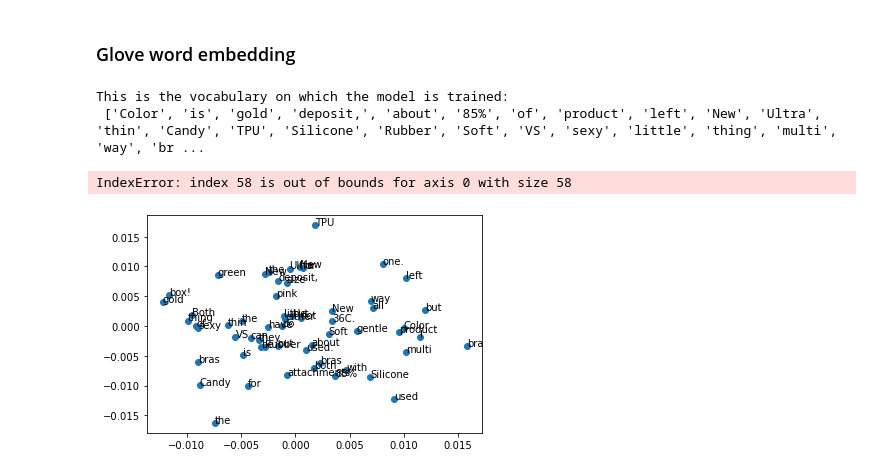
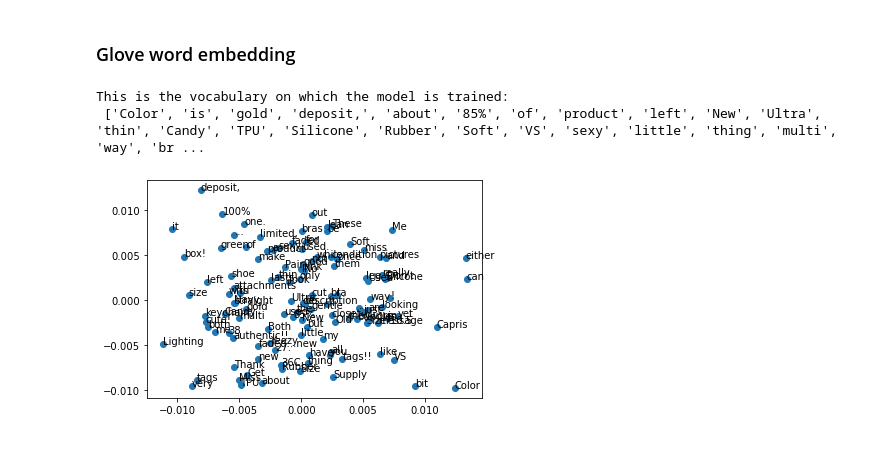
Before and after one commit to akshaymg99/Mercari_ML_QuickBytes, a Jupyter notebook: NLP_Mercari.ipynb, the cells around one changed output. Cells and saved outputs as stored; diff of their text form; code cells hidden in the pictures.

```diff
--- a/NLP_Mercari.ipynb
+++ b/NLP_Mercari.ipynb
@@ -66,31 +66,30 @@ array([[0.        , 0.        , 0.        , ..., 0.        , 0.        ,
 # %%
 from gensim.models import Word2Vec
 from sklearn.decomposition import PCA
 import matplotlib.pyplot as plt
 
 li = text.tolist()
-lit = []
-for i in range(10):
-    lit = lit + li[i].split()
+vec = []
+for i in range(len(li)):
+    vec.append(li[i].split())
 
-model = Word2Vec(lit, min_count=1)
+model = Word2Vec(vec, min_count=1)
 
 words = list(model.wv.vocab)
-print("This is the vocabulary on which the model is trained: \n", lit)
+print("This is the vocabulary on which the model is trained: \n", words)
 
 # Fit a 2d PCA model to the vectors
 X = model[model.wv.vocab]
 pca = PCA(n_components=2)
 result = pca.fit_transform(X)
 
 # Create a scatter plot of the projection
 plt.scatter(result[:, 0], result[:, 1])
-#words = list(model.wv.vocab)
-for i, word in enumerate(lit):
+words = list(model.wv.vocab)
+for i, word in enumerate(words):
     plt.annotate(word, xy=(result[i, 0], result[i, 1]))
 plt.show()
 # %% [output]
 This is the vocabulary on which the model is trained:
  ['Color', 'is', 'gold', 'deposit,', 'about', '85%', 'of', 'product', 'left', 'New', 'Ultra', 'thin', 'Candy', 'TPU', 'Silicone', 'Rubber', 'Soft', 'VS', 'sexy', 'little', 'thing', 'multi', 'way', 'br ...
-IndexError: index 58 is out of bounds for axis 0 with size 58
-[figure, old version]
+[figure, new version]
```
